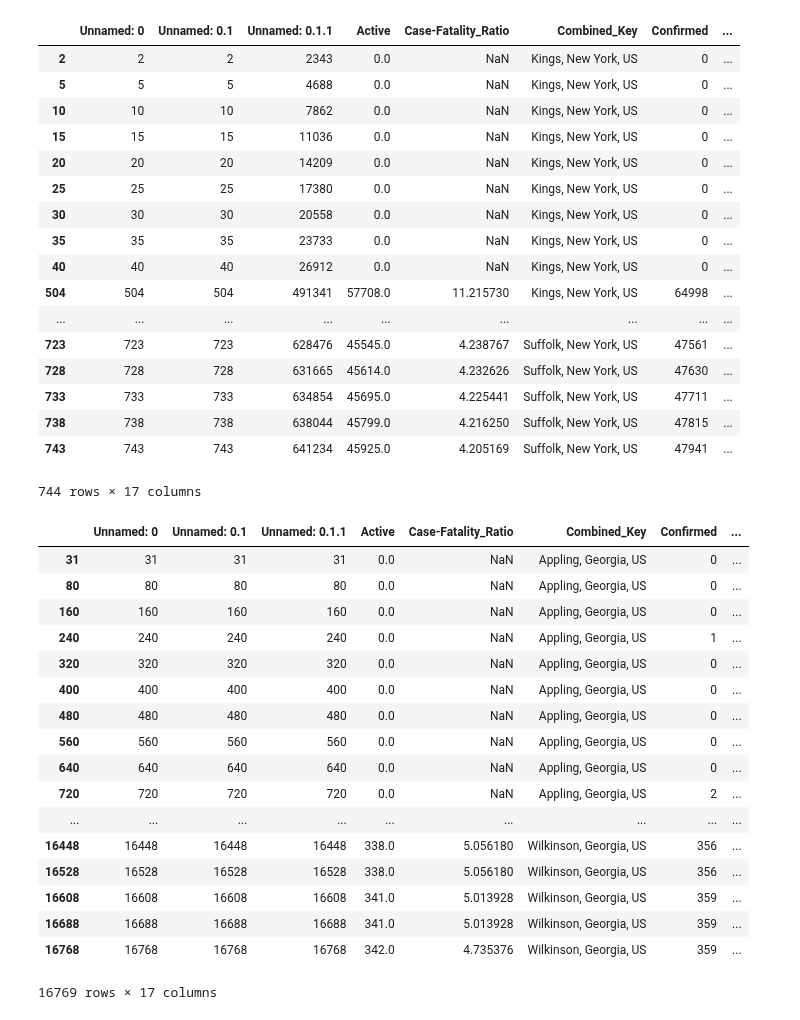
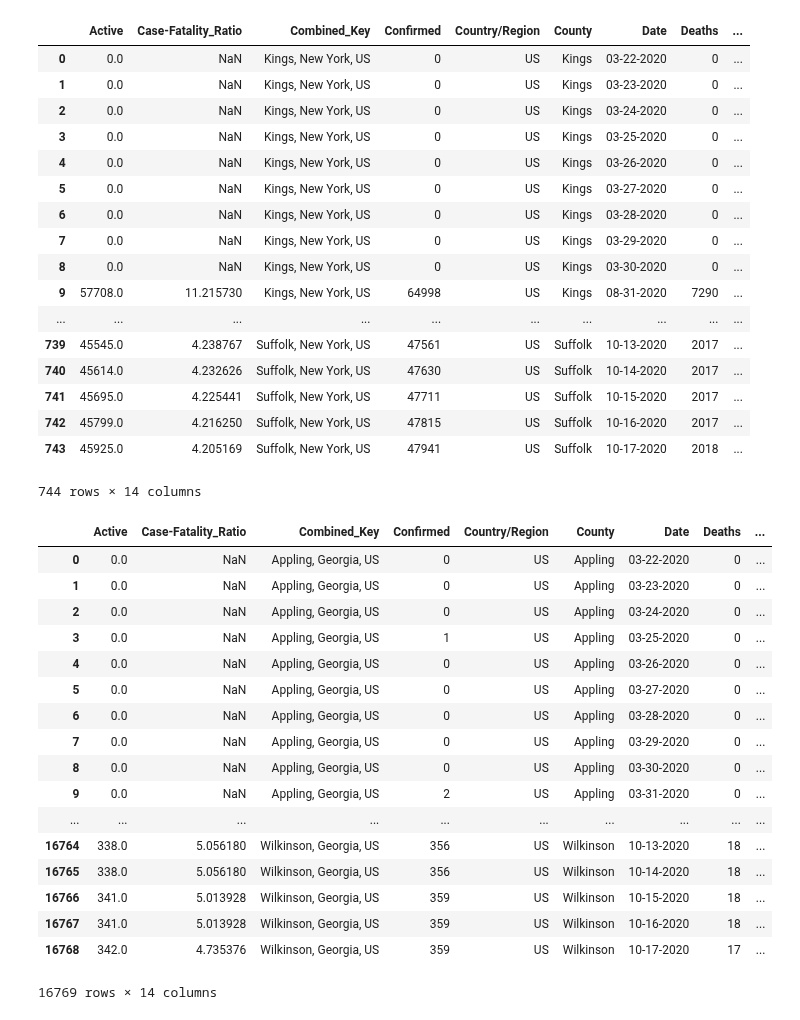
Before and after one commit to clement-ip/covid-airport-travel, a Jupyter notebook: Covid-Data/make_params_for_covid.ipynb, the cells around one changed output. Cells and saved outputs as stored; diff of their text form; code cells hidden in the pictures.

```diff
--- a/Covid-Data/make_params_for_covid.ipynb
+++ b/Covid-Data/make_params_for_covid.ipynb
@@ -144,51 +148,53 @@ lgaCases
 # %%
 jfkCases = jfkCases.sort_values(by = ['County', 'Date'])
 temp = jfkCases.shift(1)
 jfkCases['Difference'] = jfkCases['Confirmed'] - temp['Confirmed']
+jfkCases = jfkCases.loc[:,~(jfkCases.columns.str.contains("Unnamed:"))]
 jfkCases
 # %% [output]
-|  | Unnamed: 0 | Unnamed: 0.1 | Unnamed: 0.1.1 | Active | Case-Fatality_Ratio | Combined_Key | Confirmed | ... |
-| 2 | 2 | 2 | 2343 | 0.0 | NaN | Kings, New York, US | 0 | ... |
-| 5 | 5 | 5 | 4688 | 0.0 | NaN | Kings, New York, US | 0 | ... |
-| 10 | 10 | 10 | 7862 | 0.0 | NaN | Kings, New York, US | 0 | ... |
-| 15 | 15 | 15 | 11036 | 0.0 | NaN | Kings, New York, US | 0 | ... |
-| 20 | 20 | 20 | 14209 | 0.0 | NaN | Kings, New York, US | 0 | ... |
-| 25 | 25 | 25 | 17380 | 0.0 | NaN | Kings, New York, US | 0 | ... |
-| 30 | 30 | 30 | 20558 | 0.0 | NaN | Kings, New York, US | 0 | ... |
-| 35 | 35 | 35 | 23733 | 0.0 | NaN | Kings, New York, US | 0 | ... |
-| 40 | 40 | 40 | 26912 | 0.0 | NaN | Kings, New York, US | 0 | ... |
-| 504 | 504 | 504 | 491341 | 57708.0 | 11.215730 | Kings, New York, US | 64998 | ... |
-| ... | ... | ... | ... | ... | ... | ... | ... | ... |
-| 723 | 723 | 723 | 628476 | 45545.0 | 4.238767 | Suffolk, New York, US | 47561 | ... |
-| 728 | 728 | 728 | 631665 | 45614.0 | 4.232626 | Suffolk, New York, US | 47630 | ... |
-| 733 | 733 | 733 | 634854 | 45695.0 | 4.225441 | Suffolk, New York, US | 47711 | ... |
-| 738 | 738 | 738 | 638044 | 45799.0 | 4.216250 | Suffolk, New York, US | 47815 | ... |
-| 743 | 743 | 743 | 641234 | 45925.0 | 4.205169 | Suffolk, New York, US | 47941 | ... |
+|  | Active | Case-Fatality_Ratio | Combined_Key | Confirmed | Country/Region | County | Date | Deaths | ... |
+| 0 | 0.0 | NaN | Kings, New York, US | 0 | US | Kings | 03-22-2020 | 0 | ... |
+| 1 | 0.0 | NaN | Kings, New York, US | 0 | US | Kings | 03-23-2020 | 0 | ... |
+| 2 | 0.0 | NaN | Kings, New York, US | 0 | US | Kings | 03-24-2020 | 0 | ... |
+| 3 | 0.0 | NaN | Kings, New York, US | 0 | US | Kings | 03-25-2020 | 0 | ... |
+| 4 | 0.0 | NaN | Kings, New York, US | 0 | US | Kings | 03-26-2020 | 0 | ... |
+| 5 | 0.0 | NaN | Kings, New York, US | 0 | US | Kings | 03-27-2020 | 0 | ... |
+| 6 | 0.0 | NaN | Kings, New York, US | 0 | US | Kings | 03-28-2020 | 0 | ... |
+| 7 | 0.0 | NaN | Kings, New York, US | 0 | US | Kings | 03-29-2020 | 0 | ... |
+| 8 | 0.0 | NaN | Kings, New York, US | 0 | US | Kings | 03-30-2020 | 0 | ... |
+| 9 | 57708.0 | 11.215730 | Kings, New York, US | 64998 | US | Kings | 08-31-2020 | 7290 | ... |
+| ... | ... | ... | ... | ... | ... | ... | ... | ... | ... |
+| 739 | 45545.0 | 4.238767 | Suffolk, New York, US | 47561 | US | Suffolk | 10-13-2020 | 2017 | ... |
+| 740 | 45614.0 | 4.232626 | Suffolk, New York, US | 47630 | US | Suffolk | 10-14-2020 | 2017 | ... |
+| 741 | 45695.0 | 4.225441 | Suffolk, New York, US | 47711 | US | Suffolk | 10-15-2020 | 2017 | ... |
+| 742 | 45799.0 | 4.216250 | Suffolk, New York, US | 47815 | US | Suffolk | 10-16-2020 | 2017 | ... |
+| 743 | 45925.0 | 4.205169 | Suffolk, New York, US | 47941 | US | Suffolk | 10-17-2020 | 2018 | ... |
-744 rows × 17 columns
+744 rows × 14 columns
 # %%
 atlCases = atlCases.sort_values(by = ['County', 'Date'])
 temp = atlCases.shift(1)
 atlCases['Difference'] = atlCases['Confirmed'] - temp['Confirmed']
+atlCases = atlCases.loc[:,~(atlCases.columns.str.contains("Unnamed:"))]
 atlCases
 # %% [output]
-|  | Unnamed: 0 | Unnamed: 0.1 | Unnamed: 0.1.1 | Active | Case-Fatality_Ratio | Combined_Key | Confirmed | ... |
-| 31 | 31 | 31 | 31 | 0.0 | NaN | Appling, Georgia, US | 0 | ... |
-| 80 | 80 | 80 | 80 | 0.0 | NaN | Appling, Georgia, US | 0 | ... |
-| 160 | 160 | 160 | 160 | 0.0 | NaN | Appling, Georgia, US | 0 | ... |
-| 240 | 240 | 240 | 240 | 0.0 | NaN | Appling, Georgia, US | 1 | ... |
-| 320 | 320 | 320 | 320 | 0.0 | NaN | Appling, Georgia, US | 0 | ... |
-| 400 | 400 | 400 | 400 | 0.0 | NaN | Appling, Georgia, US | 0 | ... |
-| 480 | 480 | 480 | 480 | 0.0 | NaN | Appling, Georgia, US | 0 | ... |
-| 560 | 560 | 560 | 560 | 0.0 | NaN | Appling, Georgia, US | 0 | ... |
-| 640 | 640 | 640 | 640 | 0.0 | NaN | Appling, Georgia, US | 0 | ... |
-| 720 | 720 | 720 | 720 | 0.0 | NaN | Appling, Georgia, US | 2 | ... |
-| ... | ... | ... | ... | ... | ... | ... | ... | ... |
-| 16448 | 16448 | 16448 | 16448 | 338.0 | 5.056180 | Wilkinson, Georgia, US | 356 | ... |
-| 16528 | 16528 | 16528 | 16528 | 338.0 | 5.056180 | Wilkinson, Georgia, US | 356 | ... |
-| 16608 | 16608 | 16608 | 16608 | 341.0 | 5.013928 | Wilkinson, Georgia, US | 359 | ... |
-| 16688 | 16688 | 16688 | 16688 | 341.0 | 5.013928 | Wilkinson, Georgia, US | 359 | ... |
-| 16768 | 16768 | 16768 | 16768 | 342.0 | 4.735376 | Wilkinson, Georgia, US | 359 | ... |
+|  | Active | Case-Fatality_Ratio | Combined_Key | Confirmed | Country/Region | County | Date | Deaths | ... |
+| 0 | 0.0 | NaN | Appling, Georgia, US | 0 | US | Appling | 03-22-2020 | 0 | ... |
+| 1 | 0.0 | NaN | Appling, Georgia, US | 0 | US | Appling | 03-23-2020 | 0 | ... |
+| 2 | 0.0 | NaN | Appling, Georgia, US | 0 | US | Appling | 03-24-2020 | 0 | ... |
+| 3 | 0.0 | NaN | Appling, Georgia, US | 1 | US | Appling | 03-25-2020 | 0 | ... |
+| 4 | 0.0 | NaN | Appling, Georgia, US | 0 | US | Appling | 03-26-2020 | 0 | ... |
+| 5 | 0.0 | NaN | Appling, Georgia, US | 0 | US | Appling | 03-27-2020 | 0 | ... |
+| 6 | 0.0 | NaN | Appling, Georgia, US | 0 | US | Appling | 03-28-2020 | 0 | ... |
+| 7 | 0.0 | NaN | Appling, Georgia, US | 0 | US | Appling | 03-29-2020 | 0 | ... |
+| 8 | 0.0 | NaN | Appling, Georgia, US | 0 | US | Appling | 03-30-2020 | 0 | ... |
+| 9 | 0.0 | NaN | Appling, Georgia, US | 2 | US | Appling | 03-31-2020 | 0 | ... |
+| ... | ... | ... | ... | ... | ... | ... | ... | ... | ... |
+| 16764 | 338.0 | 5.056180 | Wilkinson, Georgia, US | 356 | US | Wilkinson | 10-13-2020 | 18 | ... |
+| 16765 | 338.0 | 5.056180 | Wilkinson, Georgia, US | 356 | US | Wilkinson | 10-14-2020 | 18 | ... |
+| 16766 | 341.0 | 5.013928 | Wilkinson, Georgia, US | 359 | US | Wilkinson | 10-15-2020 | 18 | ... |
+| 16767 | 341.0 | 5.013928 | Wilkinson, Georgia, US | 359 | US | Wilkinson | 10-16-2020 | 18 | ... |
+| 16768 | 342.0 | 4.735376 | Wilkinson, Georgia, US | 359 | US | Wilkinson | 10-17-2020 | 17 | ... |
-16769 rows × 17 columns
+16769 rows × 14 columns
 # %%
 laxCases = laxCases.sort_values(by = ['County', 'Date'])
 temp = laxCases.shift(1)
```
Also changed, not shown: parts of 8 cells of this notebook, 13 other files.
